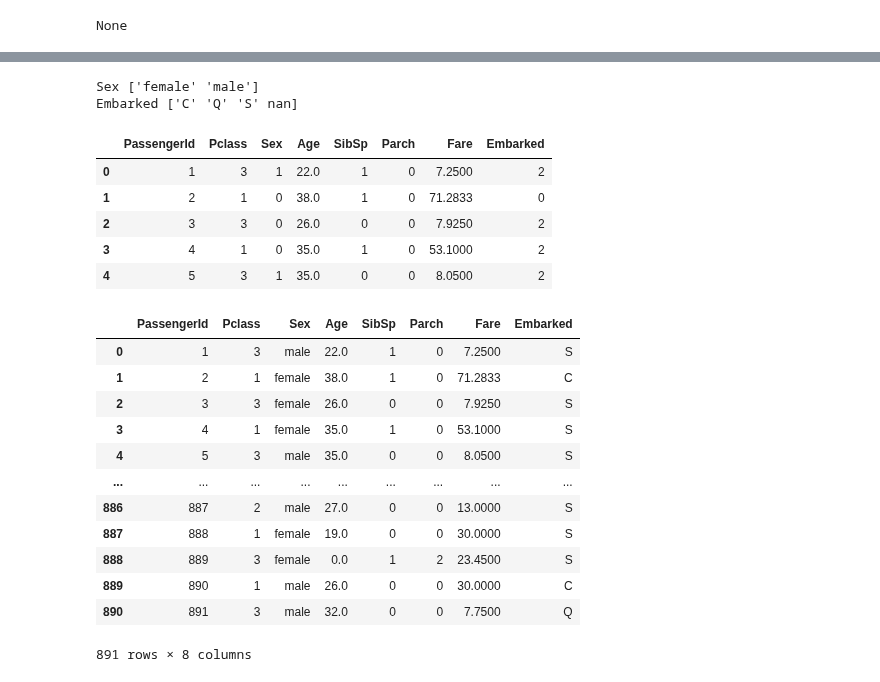
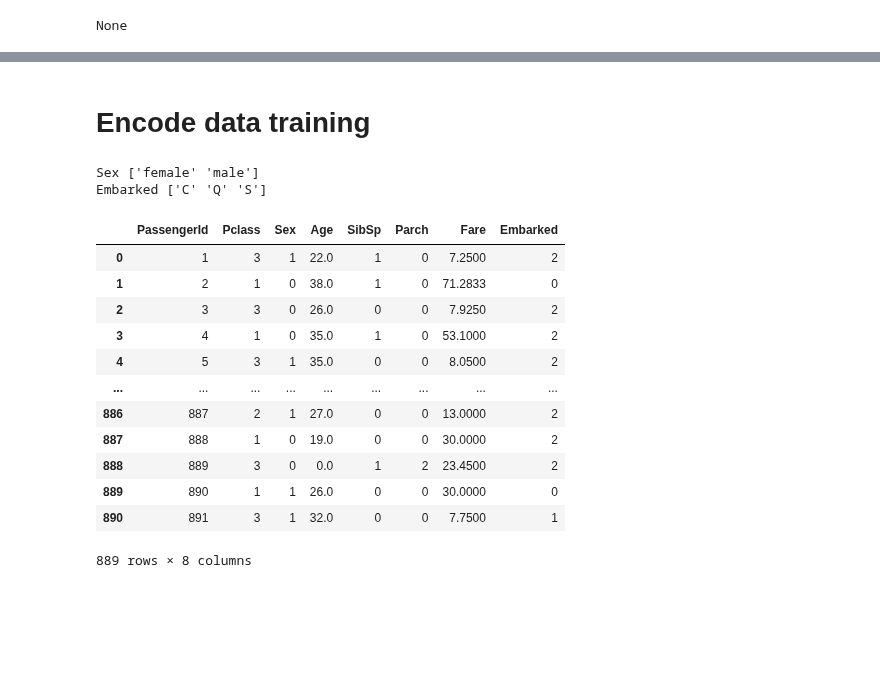
Before and after one commit to Ajhie1987/Python_Train, a Jupyter notebook: Final_Assign.ipynb, the cells around one changed output, grey strips where cells are left out. Cells and saved outputs as stored; diff of their text form; code cells hidden in the pictures; blank space fills up the shorter version.

```diff
--- a/Final_Assign.ipynb
+++ b/Final_Assign.ipynb
@@ -155,0 +137,12 @@ See the caveats in the documentation: https://pandas.pydata.org/pandas-docs/stab
+# %%
+df_train = df_train[['PassengerId', 'Pclass','Sex', 'Age', 'SibSp','Parch','Fare','Embarked', 'Survived']]
+
+df_train.isna().sum()
+
+df_train.loc[:,"Age"] = df_train["Age"].fillna(0)
+
+df_train = df_train.dropna()
+
+df_train_fitur = df_train[['PassengerId', 'Pclass','Sex', 'Age', 'SibSp','Parch','Fare','Embarked']]
+
+df_train_fitur.info()
@@ -172,36 +190,29 @@ Name: Survived, Length: 891, dtype: int64
+# %% [markdown]
+# Encode data training
 # %%
 train_fitur = df_train_fitur.copy()
 
 col_to_encode = ['Sex','Embarked']
 
 for c in col_to_encode:
   le = LabelEncoder()
   train_fitur[c] = le.fit_transform(train_fitur[c])
   print(c, le.classes_)
 
-train_fitur.head()
+train_fitur
 # %% [output]
 Sex ['female' 'male']
-Embarked ['C' 'Q' 'S' nan]
+Embarked ['C' 'Q' 'S']
 |  | PassengerId | Pclass | Sex | Age | SibSp | Parch | Fare | Embarked |
 | 0 | 1 | 3 | 1 | 22.0 | 1 | 0 | 7.2500 | 2 |
 | 1 | 2 | 1 | 0 | 38.0 | 1 | 0 | 71.2833 | 0 |
 | 2 | 3 | 3 | 0 | 26.0 | 0 | 0 | 7.9250 | 2 |
 | 3 | 4 | 1 | 0 | 35.0 | 1 | 0 | 53.1000 | 2 |
 | 4 | 5 | 3 | 1 | 35.0 | 0 | 0 | 8.0500 | 2 |
+| ... | ... | ... | ... | ... | ... | ... | ... | ... |
+| 886 | 887 | 2 | 1 | 27.0 | 0 | 0 | 13.0000 | 2 |
+| 887 | 888 | 1 | 0 | 19.0 | 0 | 0 | 30.0000 | 2 |
+| 888 | 889 | 3 | 0 | 0.0 | 1 | 2 | 23.4500 | 2 |
+| 889 | 890 | 1 | 1 | 26.0 | 0 | 0 | 30.0000 | 0 |
+| 890 | 891 | 3 | 1 | 32.0 | 0 | 0 | 7.7500 | 1 |
+889 rows × 8 columns
-# %%
-df_train_fitur
-# %% [output]
-|  | PassengerId | Pclass | Sex | Age | SibSp | Parch | Fare | Embarked |
-| 0 | 1 | 3 | male | 22.0 | 1 | 0 | 7.2500 | S |
-| 1 | 2 | 1 | female | 38.0 | 1 | 0 | 71.2833 | C |
-| 2 | 3 | 3 | female | 26.0 | 0 | 0 | 7.9250 | S |
-| 3 | 4 | 1 | female | 35.0 | 1 | 0 | 53.1000 | S |
-| 4 | 5 | 3 | male | 35.0 | 0 | 0 | 8.0500 | S |
-| ... | ... | ... | ... | ... | ... | ... | ... | ... |
-| 886 | 887 | 2 | male | 27.0 | 0 | 0 | 13.0000 | S |
-| 887 | 888 | 1 | female | 19.0 | 0 | 0 | 30.0000 | S |
-| 888 | 889 | 3 | female | 0.0 | 1 | 2 | 23.4500 | S |
-| 889 | 890 | 1 | male | 26.0 | 0 | 0 | 30.0000 | C |
-| 890 | 891 | 3 | male | 32.0 | 0 | 0 | 7.7500 | Q |
-891 rows × 8 columns
```
Also changed, not shown: parts of 15 cells of this notebook.
